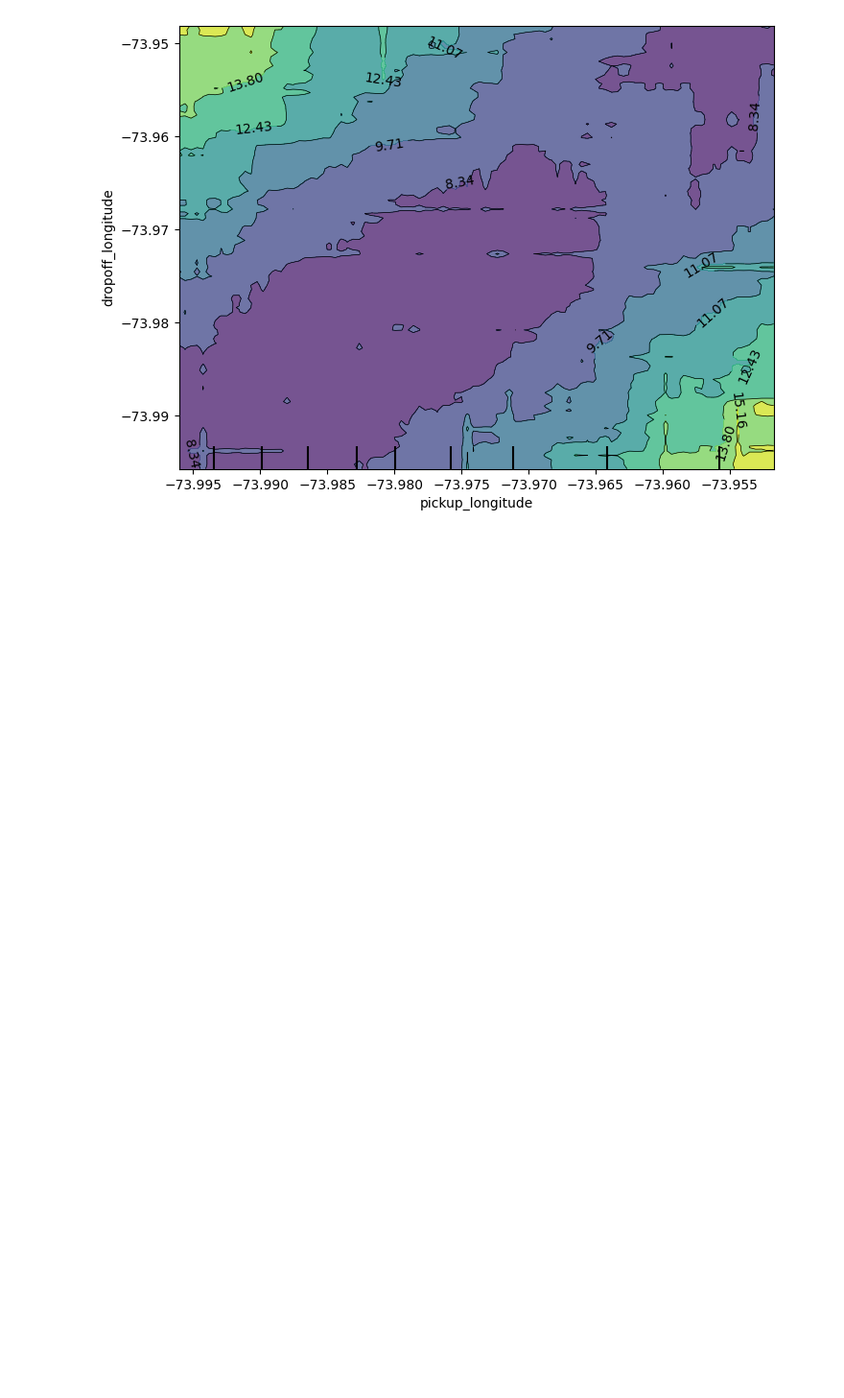
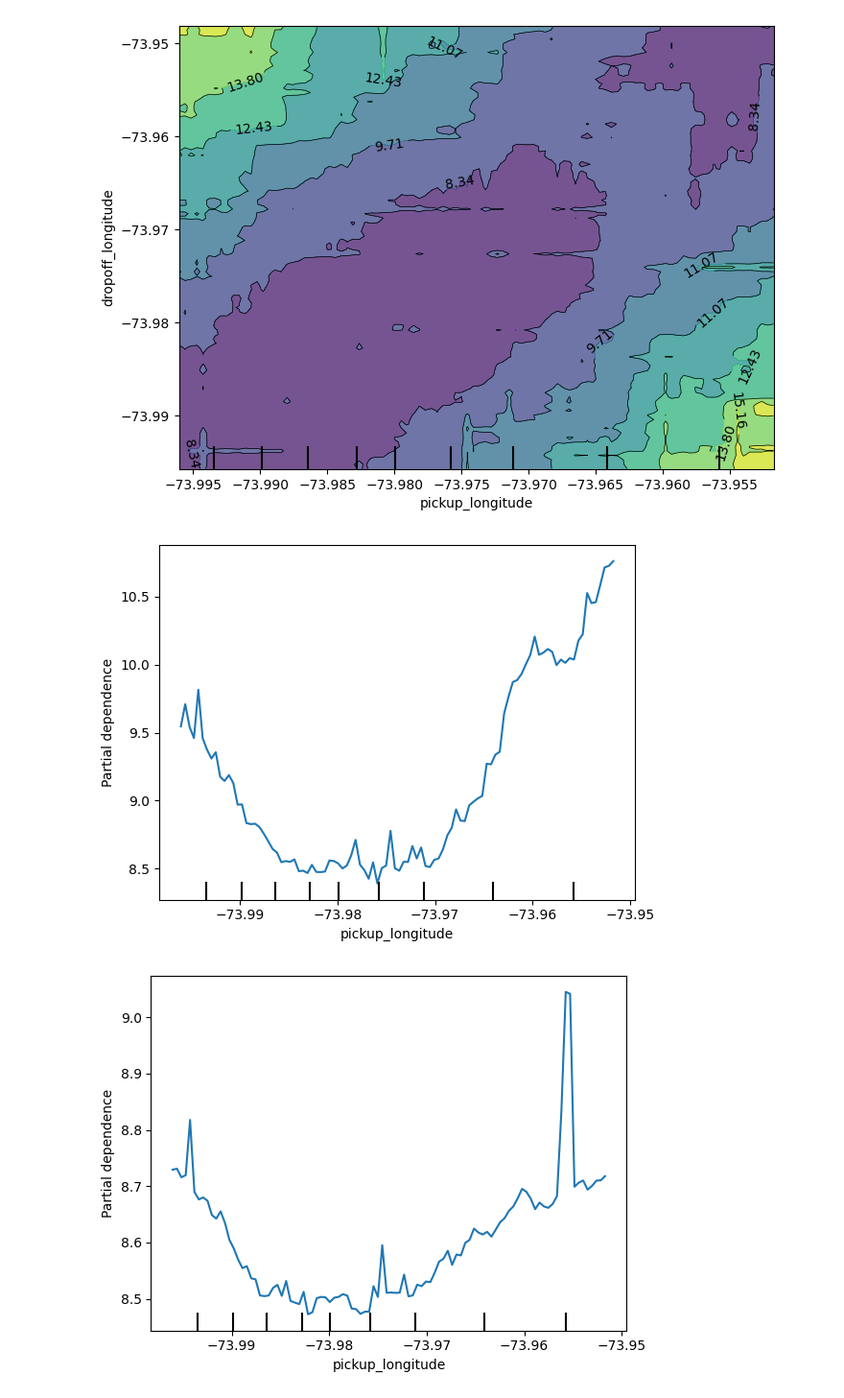
Before and after one commit to Grashch/Kaggle_tasks, a Jupyter notebook: Partial_Plots_hw.ipynb, the cells around one changed output. Shown at 96% size. Saved outputs shown, nothing was run; the diff lists cells and outputs as text; code cells hidden in the pictures; blank space fills up the shorter version.

```diff
--- a/Partial_Plots_hw.ipynb
+++ b/Partial_Plots_hw.ipynb
@@ -76,3 +76,29 @@ disp = PartialDependenceDisplay.from_estimator(first_model,
 plt.show()
 # %% [output]
 [figure]
+# %%
+feat_name = 'pickup_longitude'
+PartialDependenceDisplay.from_estimator(first_model, val_X, [feat_name])
+plt.show()
+
+# create new features: 'abs_lon_change', 'abs_lat_change'
+data['abs_lon_change'] = abs(data.dropoff_longitude - data.pickup_longitude)
+data['abs_lat_change'] = abs(data.dropoff_latitude - data.pickup_latitude)
+
+features_2  = ['pickup_longitude',
+               'pickup_latitude',
+               'dropoff_longitude',
+               'dropoff_latitude',
+               'abs_lat_change',
+               'abs_lon_change']
+
+X = data[features_2]
+new_train_X, new_val_X, new_train_y, new_val_y = train_test_split(X, y, random_state=1)
+second_model = RandomForestRegressor(n_estimators=30, random_state=1).fit(new_train_X, new_train_y)
+
+feat_name = 'pickup_longitude'
+disp = PartialDependenceDisplay.from_estimator(second_model, new_val_X, [feat_name])
+plt.show()
+# %% [output]
+[figure, added]
+[figure, added]
```
Also changed, not shown: parts of 5 cells of this notebook.
